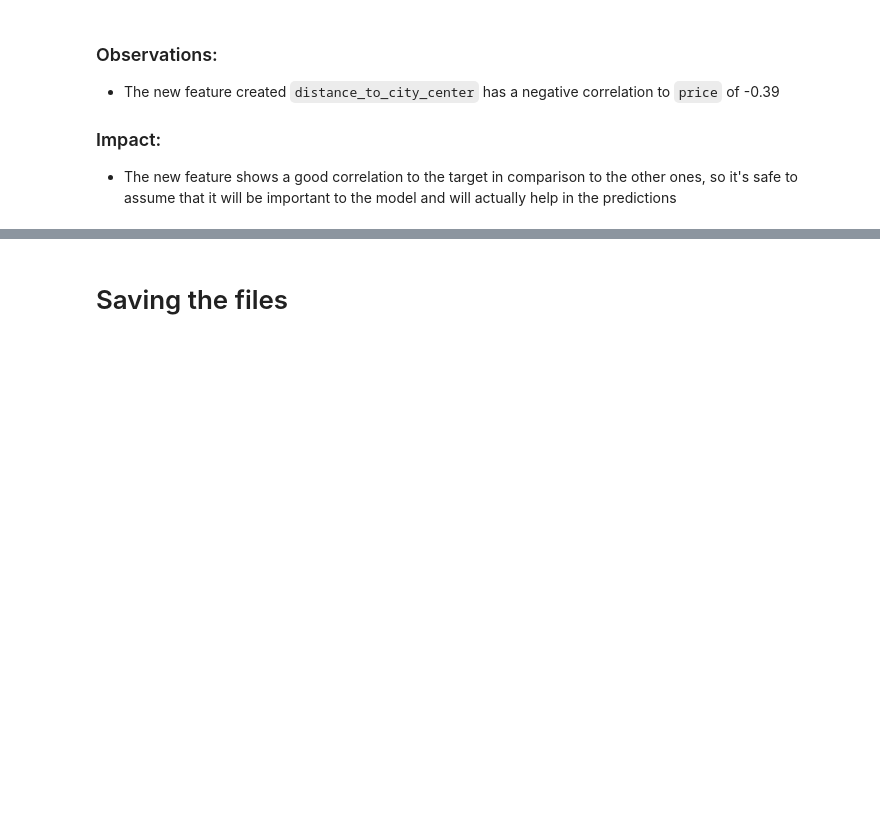
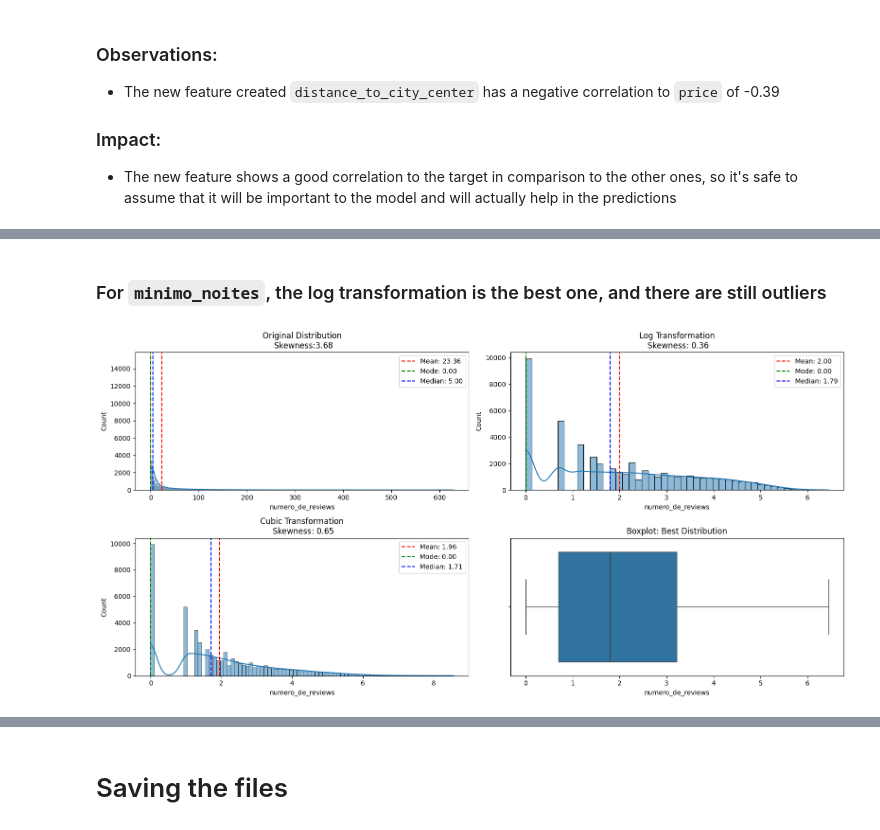
Before and after one commit to vitorccmanso/LH_CD_VITOR-CUNHA, a Jupyter notebook: Notebooks/Feature Engineering.ipynb, the cells around one changed output, grey strips where cells are left out. Saved outputs shown, nothing was run; the diff lists cells and outputs as text; code cells hidden in the pictures; blank space fills up the shorter version.

```diff
--- a/Notebooks/Feature Engineering.ipynb
+++ b/Notebooks/Feature Engineering.ipynb
@@ -49,0 +61,6 @@ plot_corr(df, "spearman")
+# %% [markdown]
+### For `minimo_noites`, the log transformation is the best one, and there are still outliers
+# %%
+plotter.plot_transformed_distributions("numero_de_reviews")
+# %% [output]
+[figure, added]
```
Also changed, not shown: parts of 19 cells of this notebook, 2 other files.
